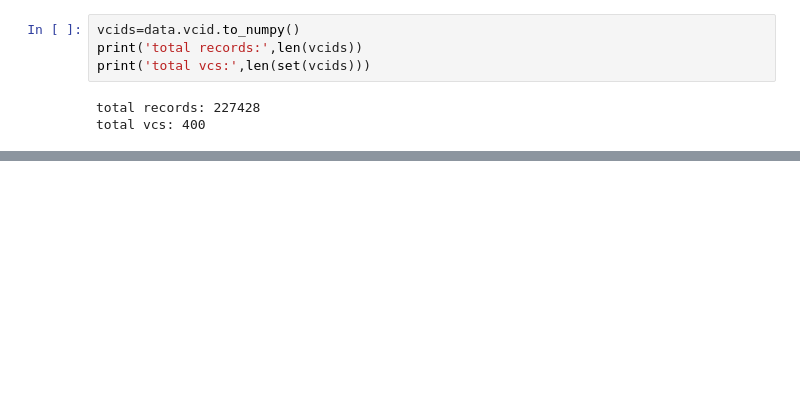
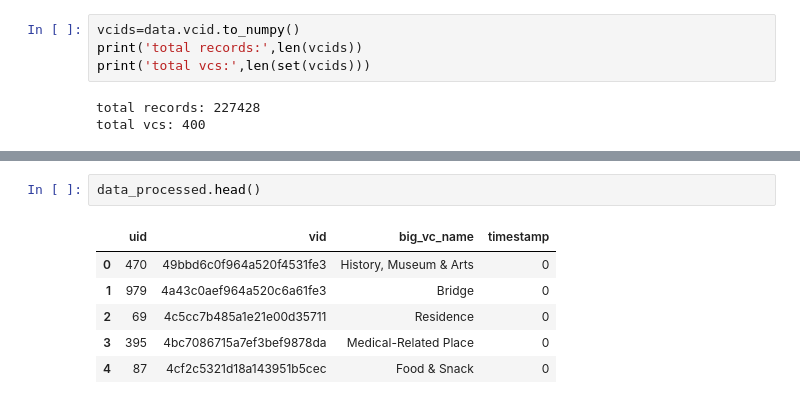
Before and after one commit to SU-Hongs/UROP_mining, a Jupyter notebook: FourSquare/preprocess.ipynb, the cells around one changed output, grey strips where cells are left out. Drawn from its saved outputs; the diff is of its cells as text; blank space fills up the shorter version.

```diff
--- a/FourSquare/preprocess.ipynb
+++ b/FourSquare/preprocess.ipynb
@@ -94,0 +199,9 @@ total big_vc_names: 70
+# %%
+data_processed.head()
+# %% [output]
+|  | uid | vid | big_vc_name | timestamp |
+| 0 | 470 | 49bbd6c0f964a520f4531fe3 | History, Museum & Arts | 0 |
+| 1 | 979 | 4a43c0aef964a520c6a61fe3 | Bridge | 0 |
+| 2 | 69 | 4c5cc7b485a1e21e00d35711 | Residence | 0 |
+| 3 | 395 | 4bc7086715a7ef3bef9878da | Medical-Related Place | 0 |
+| 4 | 87 | 4cf2c5321d18a143951b5cec | Food & Snack | 0 |
```
Also changed, not shown: parts of 12 cells of this notebook, 2 other files.
